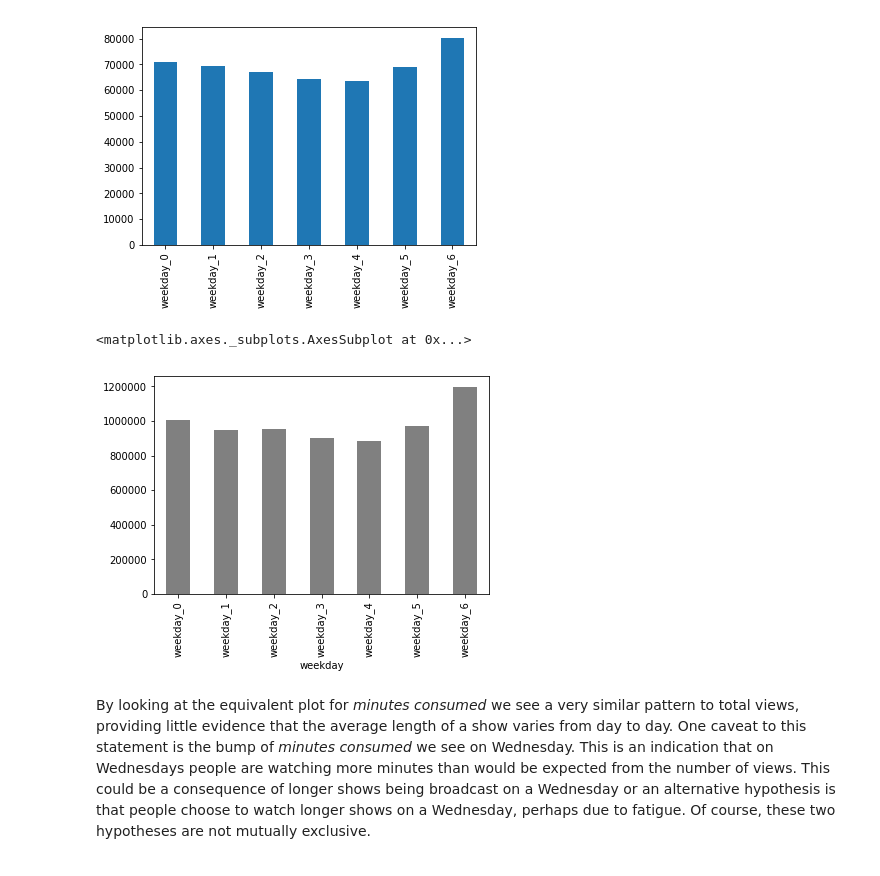
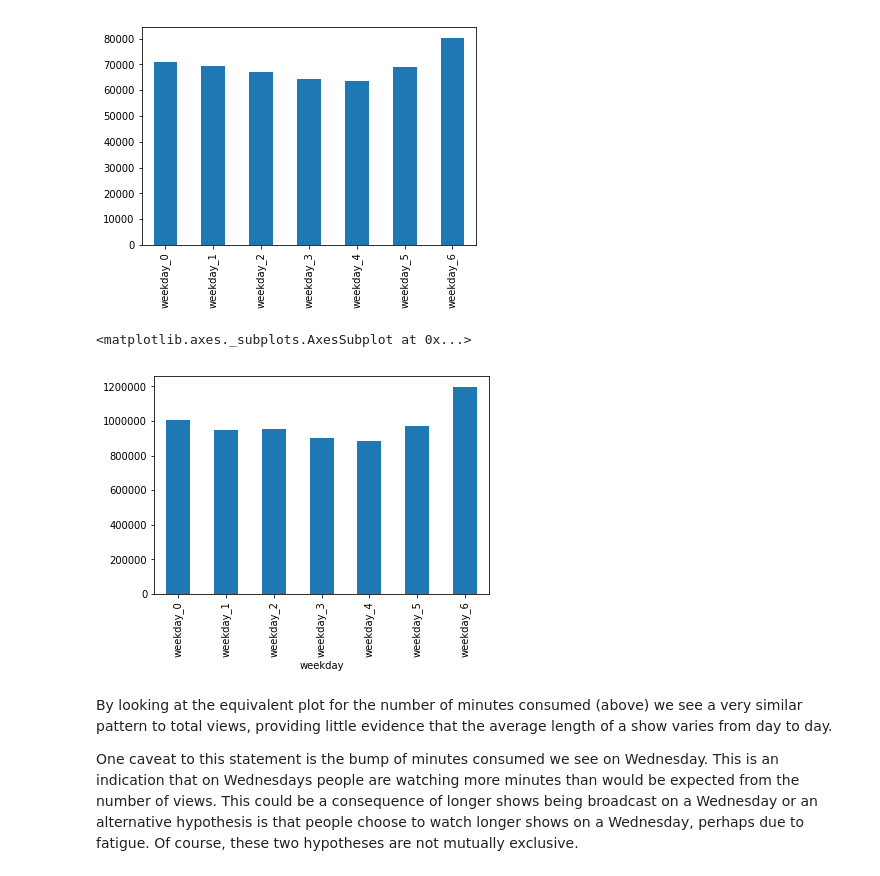
Before and after one commit to bbc/datalab-ml-training, a Jupyter notebook: iPlayerForecast_course1.ipynb, the cells around one changed output. Saved outputs shown, nothing was run; the diff lists cells and outputs as text; code cells hidden in the pictures.

```diff
--- a/iPlayerForecast_course1.ipynb
+++ b/iPlayerForecast_course1.ipynb
@@ -578,9 +610,11 @@ data['weekday'].value_counts().sort_index().plot(kind='bar')
 <matplotlib.axes._subplots.AxesSubplot at 0x...>
 [figure]
 # %%
-data.groupby(['weekday'])['min_watched'].sum().plot(kind='bar', color='grey')
+data.groupby(['weekday'])['min_watched'].sum().plot(kind='bar')
 # %% [output]
 <matplotlib.axes._subplots.AxesSubplot at 0x...>
-[figure, old version]
+[figure, new version]
 # %% [markdown]
-By looking at the equivalent plot for _minutes consumed_ we see a very similar pattern to total views, providing little evidence that the average length of a show varies from day to day. One caveat to this statement is the bump of _minutes consumed_  we see on Wednesday. This is an indication that on Wednesdays people are watching more minutes than would be expected from the number of views. This could be a consequence of longer shows being broadcast on a Wednesday or an alternative hypothesis is that people choose to watch longer shows on a Wednesday, perhaps due to fatigue. Of course, these two hypotheses are not mutually exclusive.
+By looking at the equivalent plot for the number of minutes consumed (above) we see a very similar pattern to total views, providing little evidence that the average length of a show varies from day to day.
+
+One caveat to this statement is the bump of minutes consumed we see on Wednesday. This is an indication that on Wednesdays people are watching more minutes than would be expected from the number of views. This could be a consequence of longer shows being broadcast on a Wednesday or an alternative hypothesis is that people choose to watch longer shows on a Wednesday, perhaps due to fatigue. Of course, these two hypotheses are not mutually exclusive.
```
Also changed, not shown: parts of 52 cells of this notebook.
